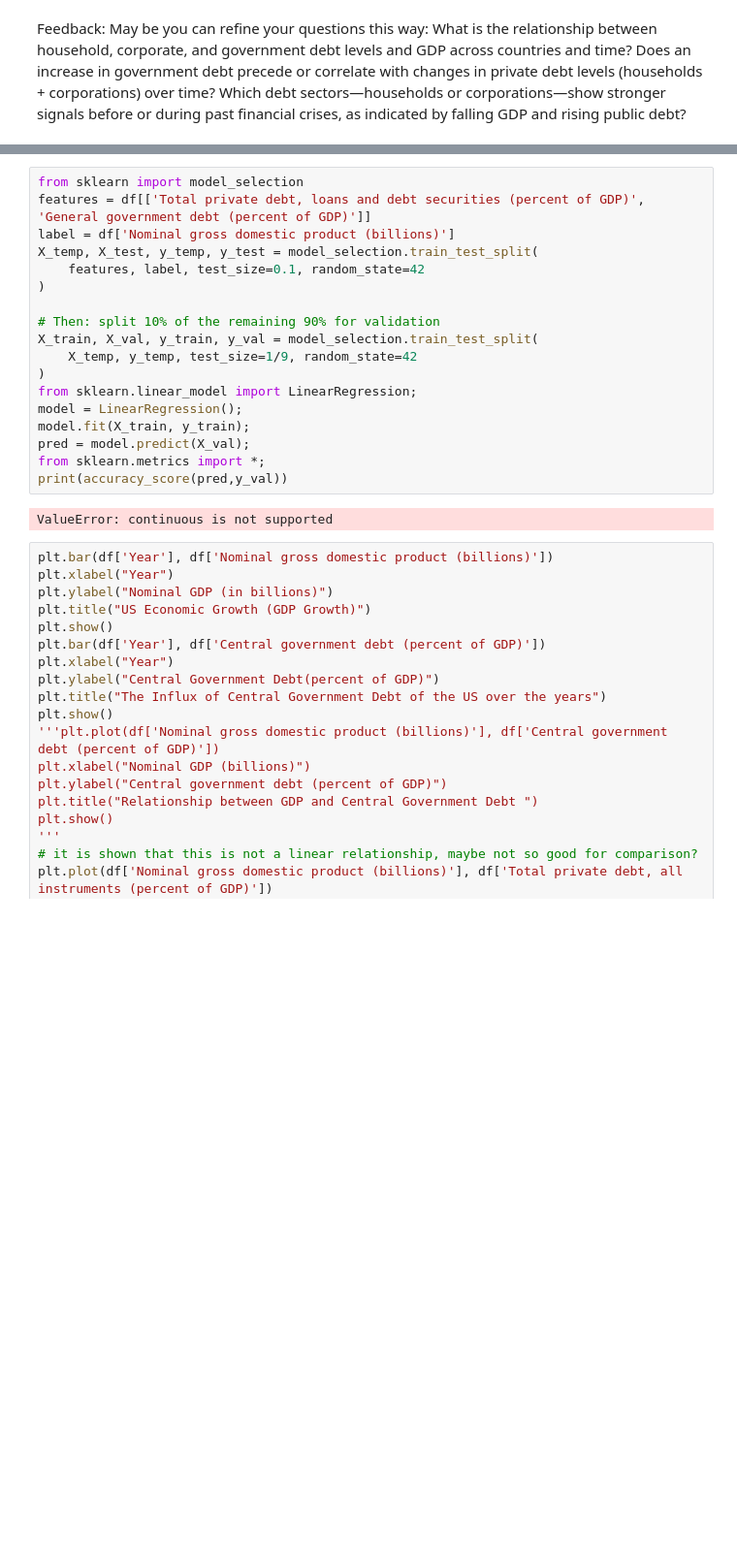
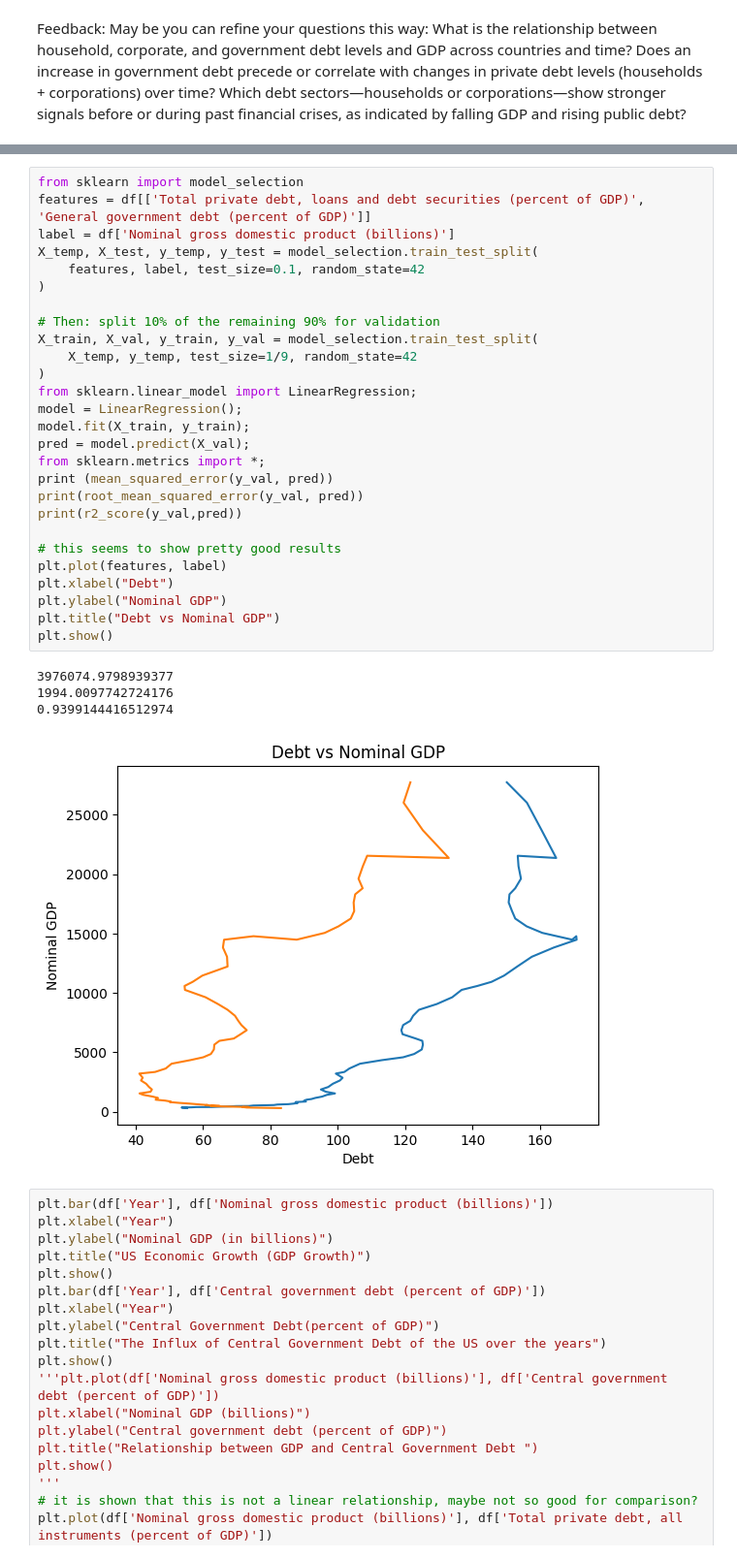
Before and after one commit to Vanduss123/Debt, a Jupyter notebook: DebtProject.ipynb, the cells around one changed output, grey strips where cells are left out. Shown: that part at 97% size. Saved outputs shown, nothing was run; the diff lists cells and outputs as text; blank space fills up the shorter version.

```diff
--- a/DebtProject.ipynb
+++ b/DebtProject.ipynb
@@ -114,23 +137,35 @@ Which debt sectors—households or corporations—show stronger signals before o
 # %%
 from sklearn import model_selection
 features = df[['Total private debt, loans and debt securities (percent of GDP)', 'General government debt (percent of GDP)']]
 label = df['Nominal gross domestic product (billions)']
 X_temp, X_test, y_temp, y_test = model_selection.train_test_split(
     features, label, test_size=0.1, random_state=42
 )
 
 # Then: split 10% of the remaining 90% for validation
 X_train, X_val, y_train, y_val = model_selection.train_test_split(
     X_temp, y_temp, test_size=1/9, random_state=42
 )
 from sklearn.linear_model import LinearRegression;
 model = LinearRegression();
 model.fit(X_train, y_train);
 pred = model.predict(X_val);
 from sklearn.metrics import *;
-print(accuracy_score(pred,y_val))
+print (mean_squared_error(y_val, pred))
+print(root_mean_squared_error(y_val, pred))
+print(r2_score(y_val,pred))
+
+# this seems to show pretty good results
+plt.plot(features, label)
+plt.xlabel("Debt")
+plt.ylabel("Nominal GDP")
+plt.title("Debt vs Nominal GDP")
+plt.show()
 # %% [output]
-ValueError: continuous is not supported
+3976074.9798939377
+1994.0097742724176
+0.9399144416512974
+[figure, added]
 # %%
 plt.bar(df['Year'], df['Nominal gross domestic product (billions)'])
 plt.xlabel("Year")
```
Also changed, not shown: parts of 5 cells of this notebook.
